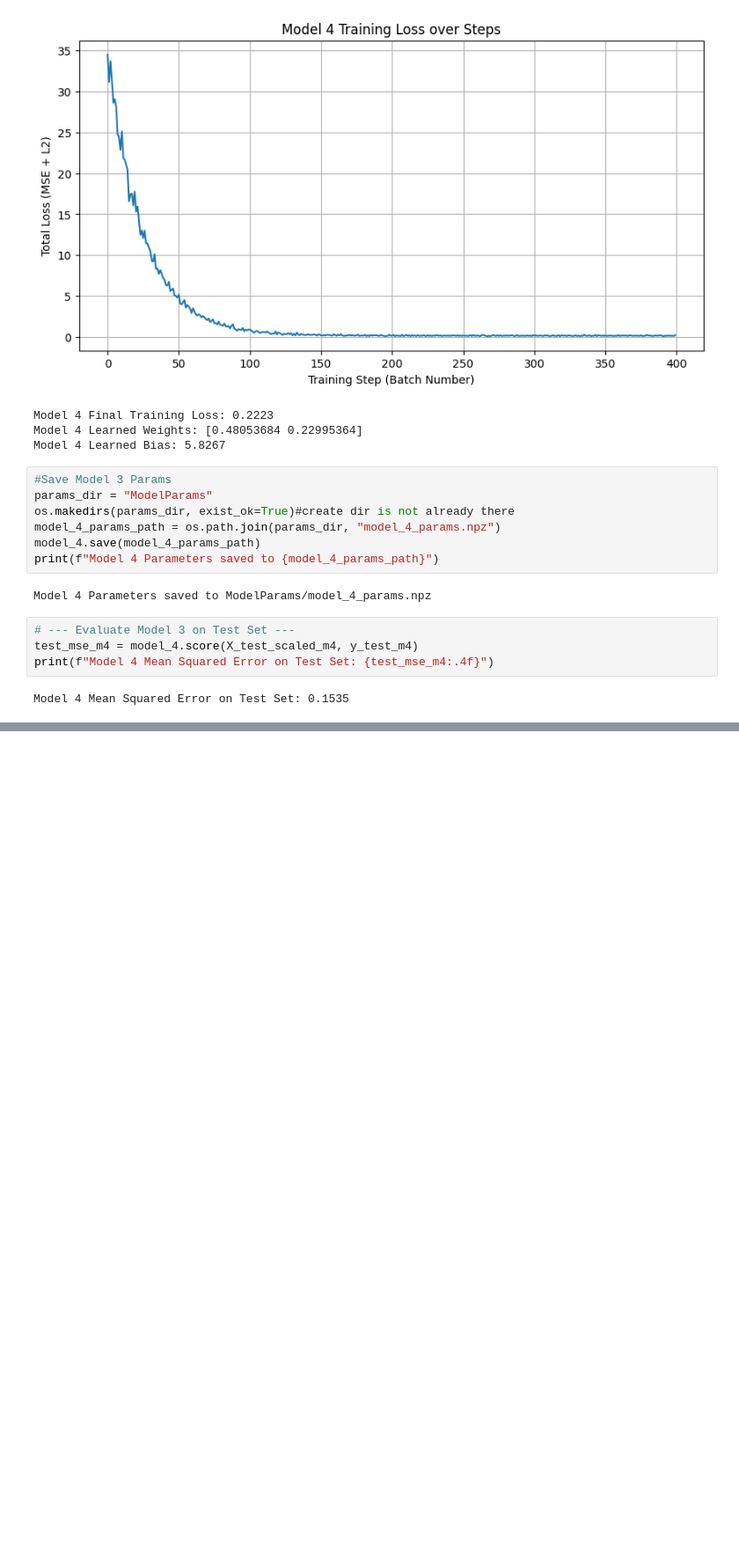
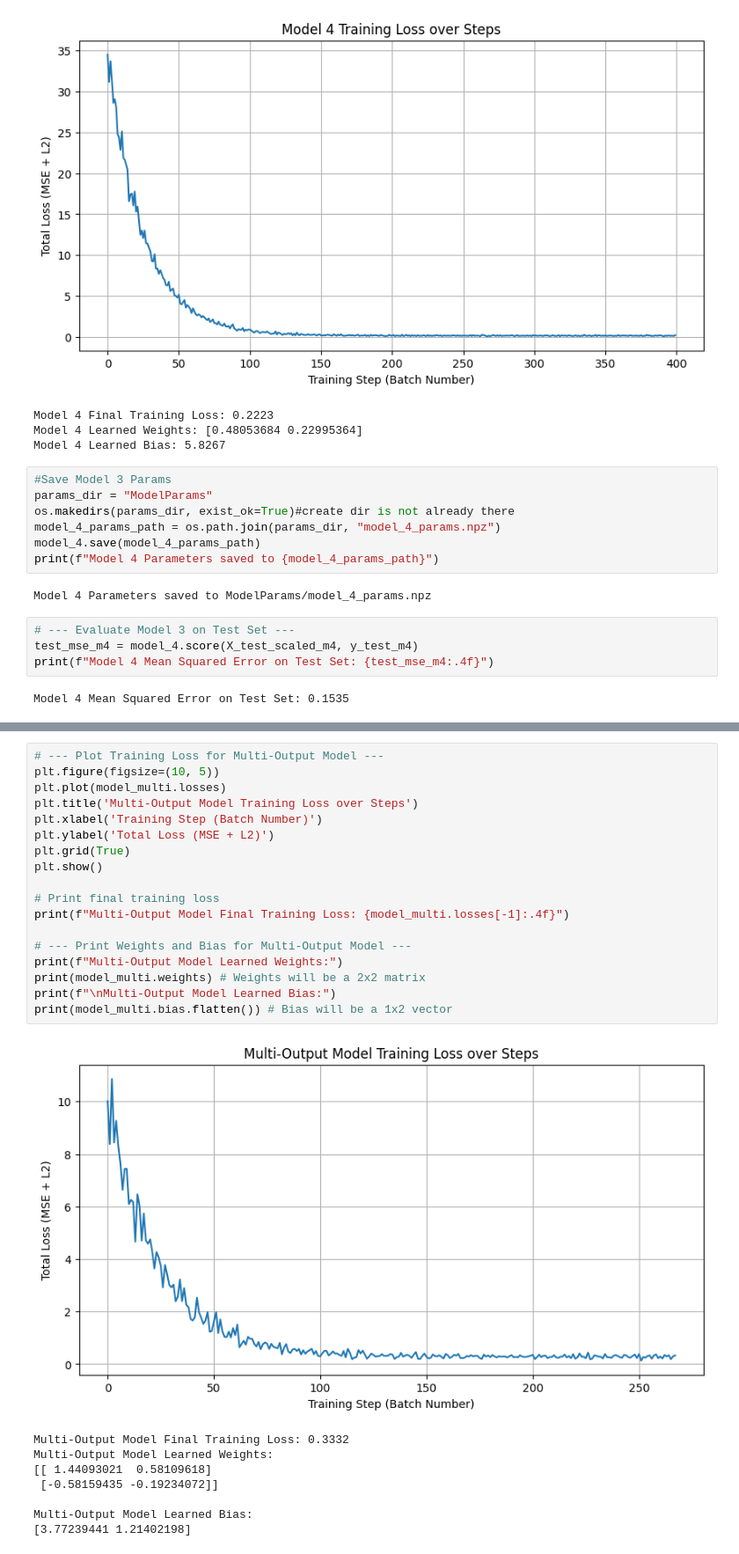
Before and after one commit to Fcorre000/MachineLearningAssignments, a Jupyter notebook: assignment1/regression_tasks.ipynb, the cells around one changed output, grey strips where cells are left out. Shown at 88% size. Drawn from its saved outputs; the diff is of its cells as text; blank space fills up the shorter version.

```diff
--- a/assignment1/regression_tasks.ipynb
+++ b/assignment1/regression_tasks.ipynb
@@ -388,0 +512,27 @@ Model 4 Mean Squared Error on Test Set: 0.1535
+# %%
+# --- Plot Training Loss for Multi-Output Model ---
+plt.figure(figsize=(10, 5))
+plt.plot(model_multi.losses)
+plt.title('Multi-Output Model Training Loss over Steps')
+plt.xlabel('Training Step (Batch Number)')
+plt.ylabel('Total Loss (MSE + L2)')
+plt.grid(True)
+plt.show()
+
+# Print final training loss
+print(f"Multi-Output Model Final Training Loss: {model_multi.losses[-1]:.4f}")
+
+# --- Print Weights and Bias for Multi-Output Model ---
+print(f"Multi-Output Model Learned Weights:")
+print(model_multi.weights) # Weights will be a 2x2 matrix
+print(f"\nMulti-Output Model Learned Bias:")
+print(model_multi.bias.flatten()) # Bias will be a 1x2 vector
+# %% [output]
+[figure, added]
+Multi-Output Model Final Training Loss: 0.3332
+Multi-Output Model Learned Weights:
+[[ 1.44093021  0.58109618]
+ [-0.58159435 -0.19234072]]
+
+Multi-Output Model Learned Bias:
+[3.77239441 1.21402198]
```
Also changed, not shown: parts of 6 cells of this notebook, 1 other file.
